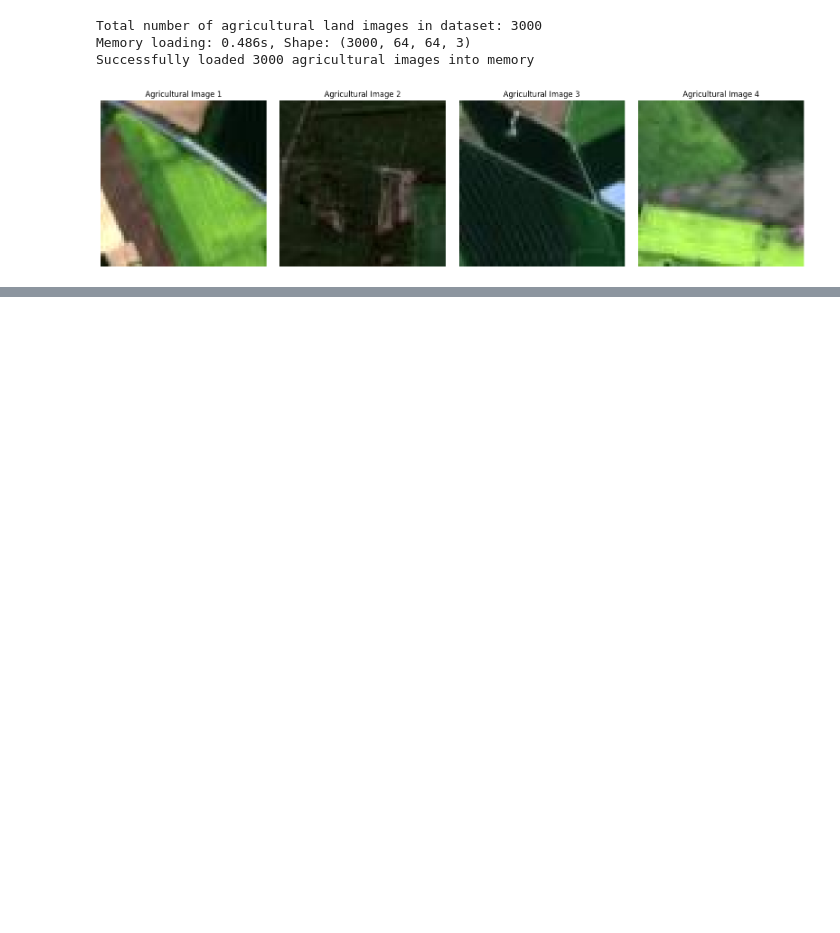
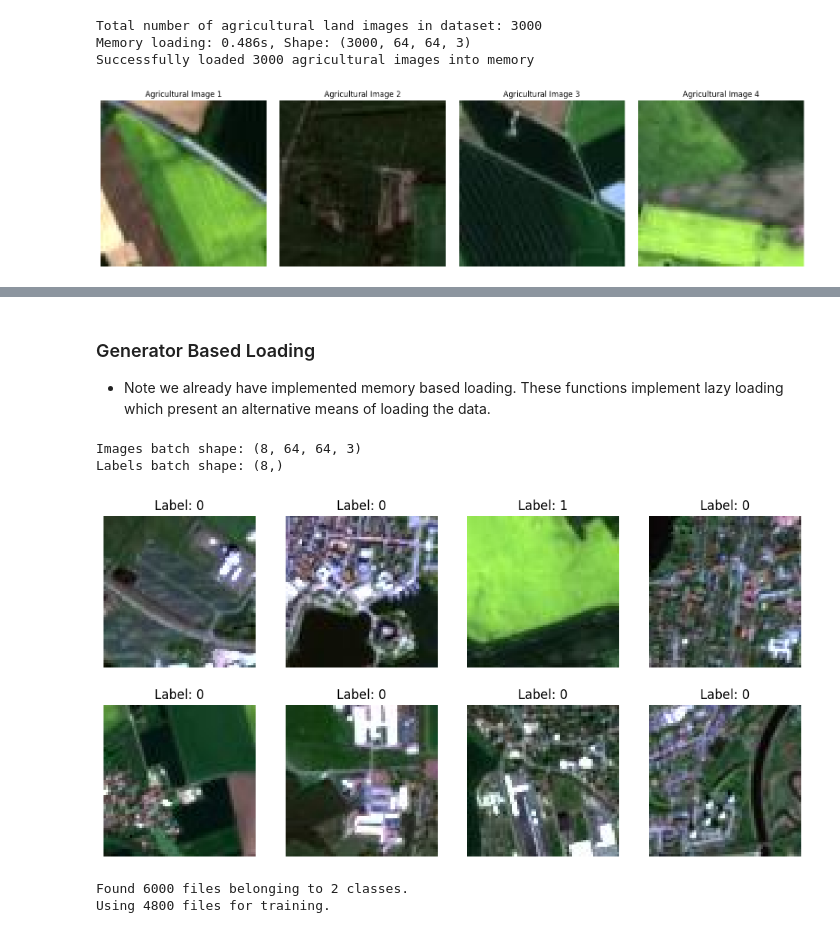
Before and after one commit to chrisryanleggett/AIML_Engineering_Porftolio, a Jupyter notebook: Keras/Deep Learning/SatelliteImageryClassifier/SatelliteClassification.ipynb, the cells around one changed output, grey strips where cells are left out. Saved outputs shown, nothing was run; the diff lists cells and outputs as text; code cells hidden in the pictures; blank space fills up the shorter version.

```diff
--- a/Keras/Deep Learning/SatelliteImageryClassifier/SatelliteClassification.ipynb
+++ b/Keras/Deep Learning/SatelliteImageryClassifier/SatelliteClassification.ipynb
@@ -251,0 +299,71 @@ Successfully loaded 3000 agricultural images into memory
+# %% [markdown]
+### Generator Based Loading
+- Note we already have implemented memory based loading.  These functions implement lazy loading which present an alternative means of loading the data.
+# %%
+def custom_data_generator(image_paths, labels, batch_size, target_size=(64, 64)):
+    """A custom data generator to feed a Keras model."""
+    num_samples = len(image_paths)
+    while True:
+        # Shuffle data at the beginning of each epoch
+        indices = np.arange(num_samples)
+        np.random.shuffle(indices)
+        shuffled_paths = np.array(image_paths)[indices]
+        shuffled_labels = np.array(labels)[indices]
+
+        # Generate batch data
+        for offset in range(0, num_samples, batch_size):
+            batch_paths = shuffled_paths[offset:offset+batch_size]
+            batch_labels = shuffled_labels[offset:offset+batch_size]
+
+            # Load and preprocess images from the batch
+            batch_images = []
+            for path in batch_paths:
+                img = tf.keras.utils.load_img(path, target_size=target_size)
+                img_array = tf.keras.utils.img_to_array(img)
+                batch_images.append(img_array)
+
+            # Normalize and yield the batch data
+            yield np.array(batch_images) / 255.0, np.array(batch_labels)
+# %%
+batch_size = 8
+data_generator = custom_data_generator(image_paths=all_image_paths,
+                                       labels=all_labels,
+                                       batch_size=batch_size)
+
+# Get one batch data
+images, labels = next(data_generator)
+
+# Print batch data statistics
+print(f"Images batch shape: {images.shape}")
+print(f"Labels batch shape: {labels.shape}")
+
+# Display the images in the batch
+plt.figure(figsize=(12, 6))
+for i in range(batch_size):
+    ax = plt.subplot(2, 4, i + 1)
+    plt.imshow(images[i])
+    plt.title(f"Label: {int(labels[i])}")
+    plt.axis("off")
+# %% [output]
+Images batch shape: (8, 64, 64, 3)
+Labels batch shape: (8,)
+[figure, added]
+# %%
+IMAGE_SIZE = (64, 64)
+BATCH_SIZE = 8
+
+# Create a training dataset
+train_ds = tf.keras.utils.image_dataset_from_directory(
+    base_dir,
+    labels='inferred',          # Labels are generated from directory structure
+    label_mode='int',           # Labels are encoded as integers (0, 1, ...)
+    validation_split=0.2,       # Reserve 20% of images for validation
+    subset='training',          # This is the training set
+    seed=1337,                  # Shuffle seed for reproducible splits
+    image_size=IMAGE_SIZE,
+    batch_size=BATCH_SIZE,
+    shuffle=True  # Force shuffling
+)
+# %% [output]
+Found 6000 files belonging to 2 classes.
+Using 4800 files for training.
```
Also changed, not shown: parts of 51 cells of this notebook, 10 other files.
